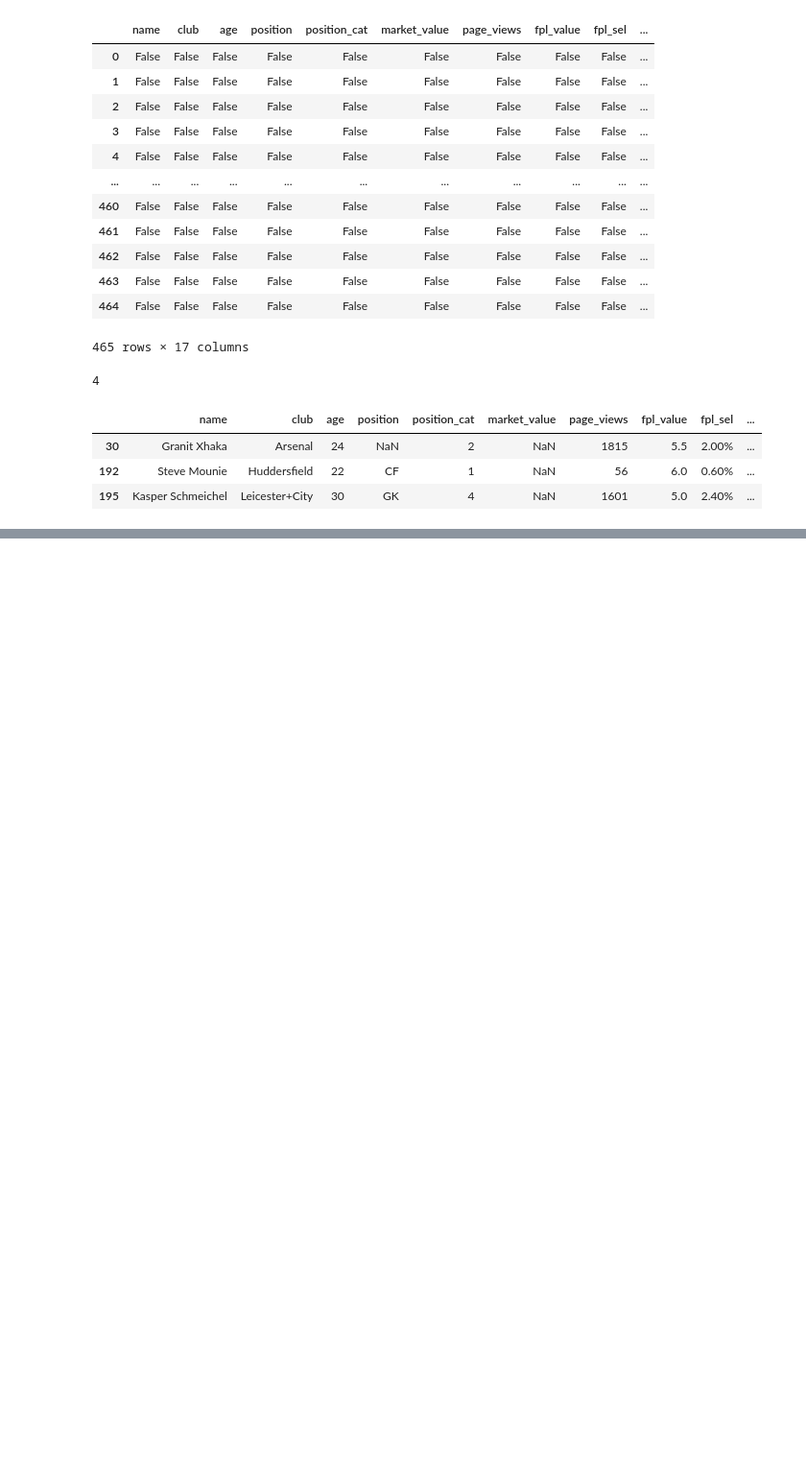
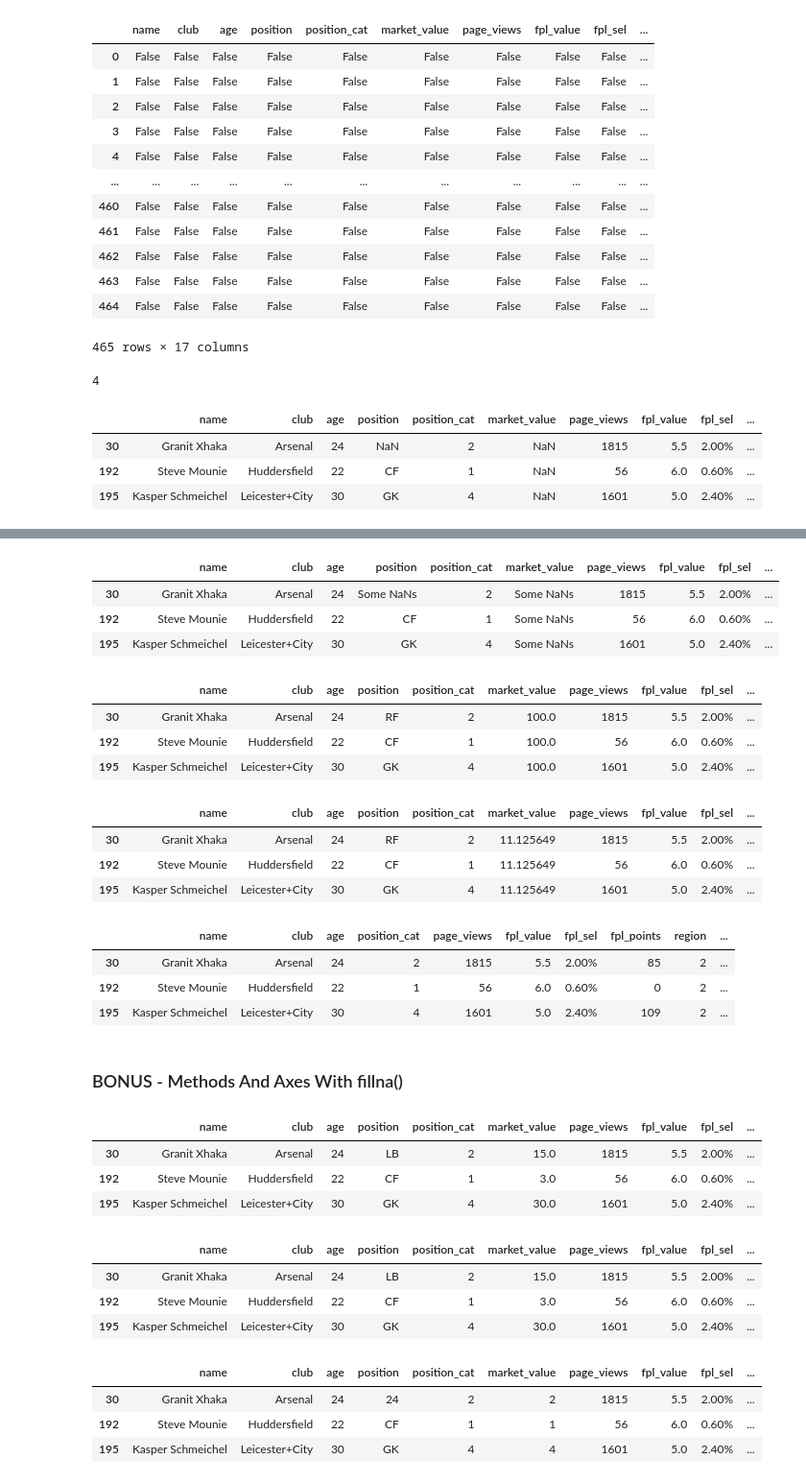
Before and after one commit to momchilantonov/ultimate_pandas_bootcamp, a Jupyter notebook: lectures/DataFrames in Depth.ipynb, the cells around one changed output, grey strips where cells are left out. Shown at 96% size. Saved outputs shown, nothing was run; the diff lists cells and outputs as text; code cells hidden in the pictures; blank space fills up the shorter version.

Commit message:
DFs in Depth - Methods And Axes With fillna()

```diff
--- a/lectures/DataFrames in Depth.ipynb
+++ b/lectures/DataFrames in Depth.ipynb
@@ -1432,0 +1396,61 @@ players_data.dropna(axis=1, how='any').loc[[30, 192, 195]]
+# %%
+players_data.fillna('Some NaNs').iloc[[30, 192, 195]]
+# %% [output]
+|  | name | club | age | position | position_cat | market_value | page_views | fpl_value | fpl_sel | ... |
+| 30 | Granit Xhaka | Arsenal | 24 | Some NaNs | 2 | Some NaNs | 1815 | 5.5 | 2.00% | ... |
+| 192 | Steve Mounie | Huddersfield | 22 | CF | 1 | Some NaNs | 56 | 6.0 | 0.60% | ... |
+| 195 | Kasper Schmeichel | Leicester+City | 30 | GK | 4 | Some NaNs | 1601 | 5.0 | 2.40% | ... |
+# %%
+# for numering vals
+players_data.fillna({
+    'market_value': 100,
+    'position': 'RF'
+}).iloc[[30, 192, 195]]
+# %% [output]
+|  | name | club | age | position | position_cat | market_value | page_views | fpl_value | fpl_sel | ... |
+| 30 | Granit Xhaka | Arsenal | 24 | RF | 2 | 100.0 | 1815 | 5.5 | 2.00% | ... |
+| 192 | Steve Mounie | Huddersfield | 22 | CF | 1 | 100.0 | 56 | 6.0 | 0.60% | ... |
+| 195 | Kasper Schmeichel | Leicester+City | 30 | GK | 4 | 100.0 | 1601 | 5.0 | 2.40% | ... |
+# %%
+# with dynamic
+players_data.fillna({
+    'market_value': players_data.market_value.mean(),
+    'position': 'RF'
+}).iloc[[30, 192, 195]]
+# %% [output]
+|  | name | club | age | position | position_cat | market_value | page_views | fpl_value | fpl_sel | ... |
+| 30 | Granit Xhaka | Arsenal | 24 | RF | 2 | 11.125649 | 1815 | 5.5 | 2.00% | ... |
+| 192 | Steve Mounie | Huddersfield | 22 | CF | 1 | 11.125649 | 56 | 6.0 | 0.60% | ... |
+| 195 | Kasper Schmeichel | Leicester+City | 30 | GK | 4 | 11.125649 | 1601 | 5.0 | 2.40% | ... |
+# %%
+# drop nulls
+players_data.dropna(axis=1, how='any').loc[[30, 192, 195]]
+# %% [output]
+|  | name | club | age | position_cat | page_views | fpl_value | fpl_sel | fpl_points | region | ... |
+| 30 | Granit Xhaka | Arsenal | 24 | 2 | 1815 | 5.5 | 2.00% | 85 | 2 | ... |
+| 192 | Steve Mounie | Huddersfield | 22 | 1 | 56 | 6.0 | 0.60% | 0 | 2 | ... |
+| 195 | Kasper Schmeichel | Leicester+City | 30 | 4 | 1601 | 5.0 | 2.40% | 109 | 2 | ... |
+# %% [markdown]
+### BONUS - Methods And Axes With fillna()
+# %%
+# fill with prev value
+players_data.fillna(method='ffill').loc[[30, 192, 195]]
+# %% [output]
+|  | name | club | age | position | position_cat | market_value | page_views | fpl_value | fpl_sel | ... |
+| 30 | Granit Xhaka | Arsenal | 24 | LB | 2 | 15.0 | 1815 | 5.5 | 2.00% | ... |
+| 192 | Steve Mounie | Huddersfield | 22 | CF | 1 | 3.0 | 56 | 6.0 | 0.60% | ... |
+| 195 | Kasper Schmeichel | Leicester+City | 30 | GK | 4 | 30.0 | 1601 | 5.0 | 2.40% | ... |
+# %%
+players_data.fillna(method='ffill', axis=0).loc[[30, 192, 195]]
+# %% [output]
+|  | name | club | age | position | position_cat | market_value | page_views | fpl_value | fpl_sel | ... |
+| 30 | Granit Xhaka | Arsenal | 24 | LB | 2 | 15.0 | 1815 | 5.5 | 2.00% | ... |
+| 192 | Steve Mounie | Huddersfield | 22 | CF | 1 | 3.0 | 56 | 6.0 | 0.60% | ... |
+| 195 | Kasper Schmeichel | Leicester+City | 30 | GK | 4 | 30.0 | 1601 | 5.0 | 2.40% | ... |
+# %%
+players_data.fillna(method='ffill', axis=1).loc[[30, 192, 195]]
+# %% [output]
+|  | name | club | age | position | position_cat | market_value | page_views | fpl_value | fpl_sel | ... |
+| 30 | Granit Xhaka | Arsenal | 24 | 24 | 2 | 2 | 1815 | 5.5 | 2.00% | ... |
+| 192 | Steve Mounie | Huddersfield | 22 | CF | 1 | 1 | 56 | 6.0 | 0.60% | ... |
+| 195 | Kasper Schmeichel | Leicester+City | 30 | GK | 4 | 4 | 1601 | 5.0 | 2.40% | ... |
```
Also changed, not shown: parts of 9 cells of this notebook.
